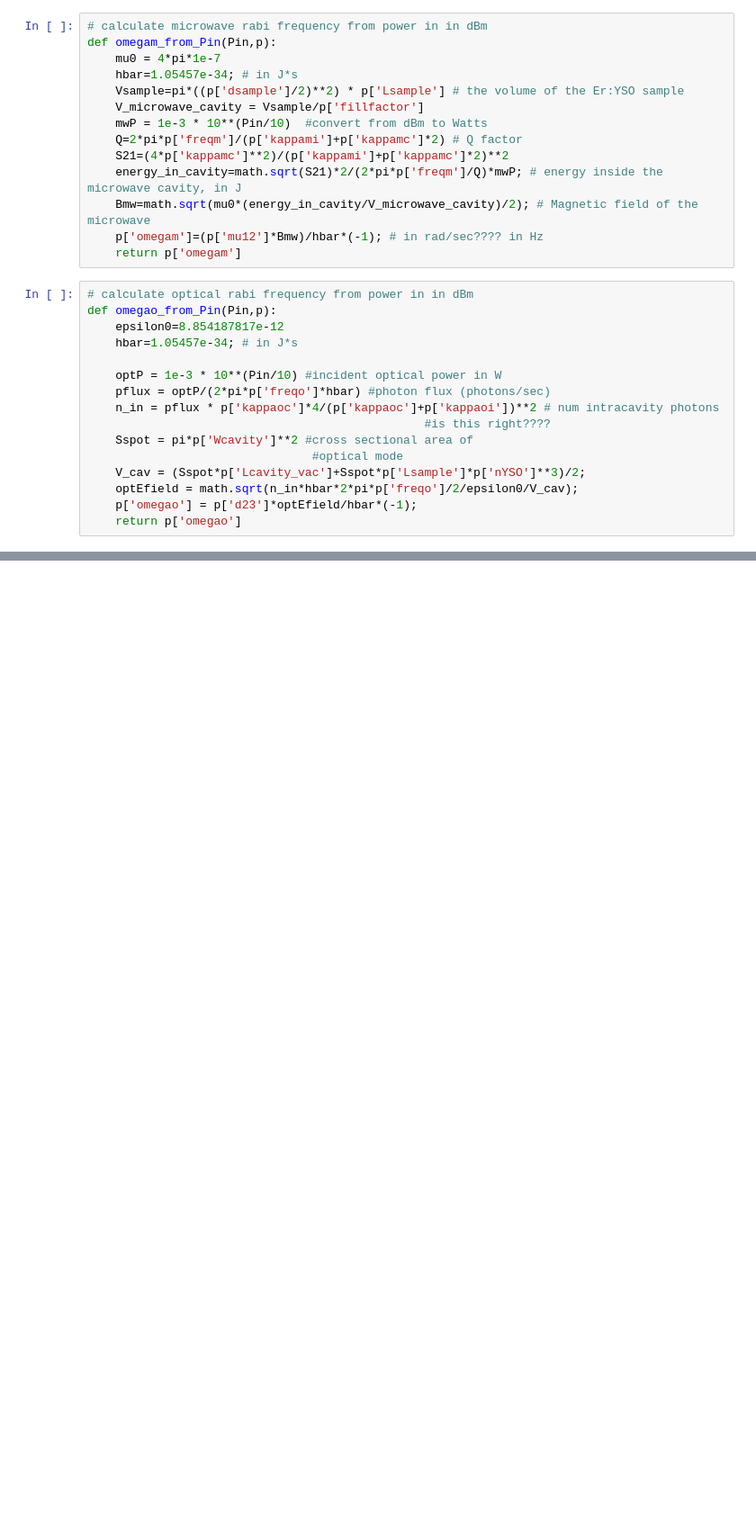
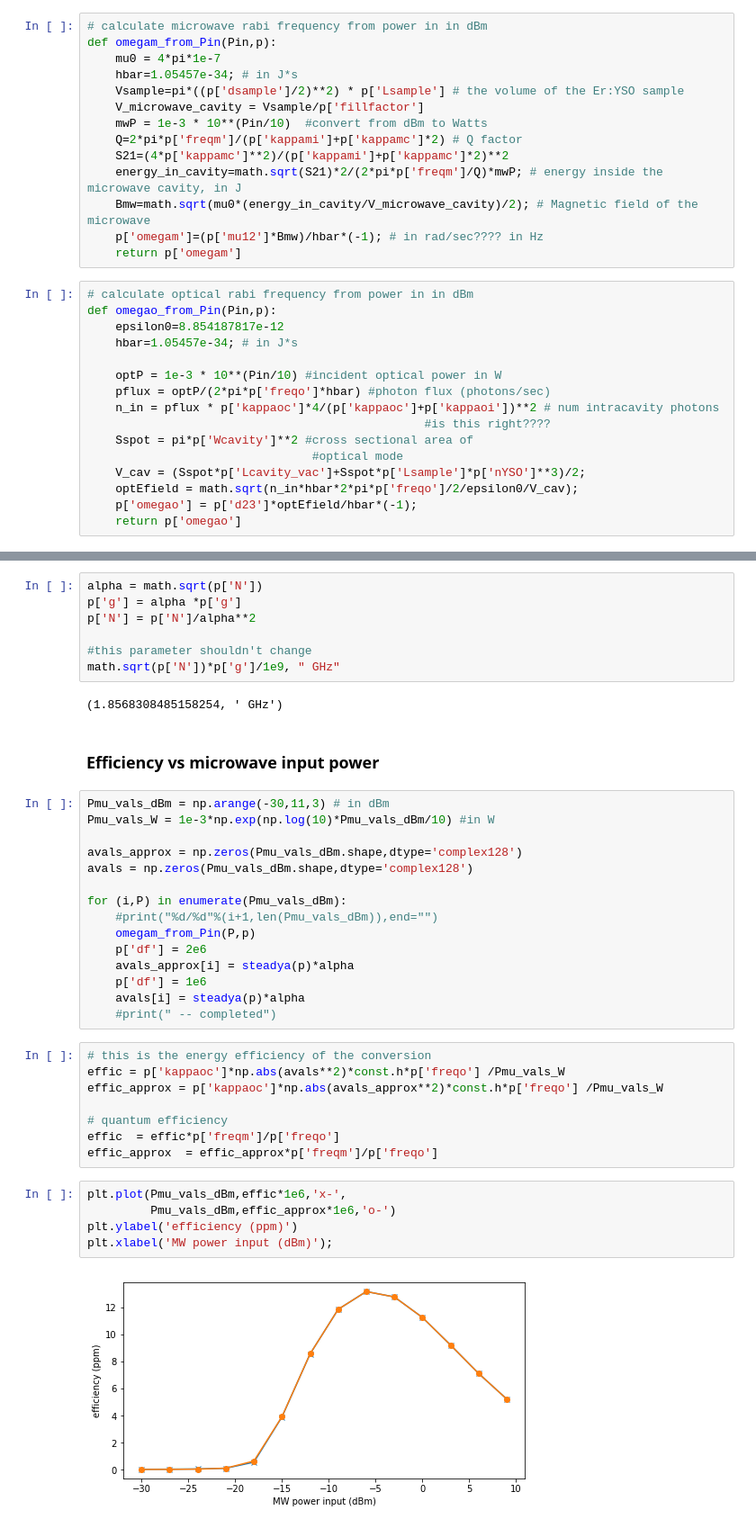
Before and after one commit to rareearthquantum/model_upconversion_peter, a Jupyter notebook: cavityenhancedraman.ipynb, the cells around one changed output, grey strips where cells are left out. Shown: that part at 90% size. Drawn from its saved outputs; the diff is of its cells as text; blank space fills up the shorter version.

```diff
--- a/cavityenhancedraman.ipynb
+++ b/cavityenhancedraman.ipynb
@@ -994,0 +1133,41 @@ def omegao_from_Pin(Pin,p):
+# %%
+alpha = math.sqrt(p['N'])
+p['g'] = alpha *p['g']
+p['N'] = p['N']/alpha**2
+
+#this parameter shouldn't change
+math.sqrt(p['N'])*p['g']/1e9, " GHz"
+# %% [output]
+(1.8568308485158254, ' GHz')
+# %% [markdown]
+### Efficiency vs microwave input power
+# %%
+Pmu_vals_dBm = np.arange(-30,11,3) # in dBm
+Pmu_vals_W = 1e-3*np.exp(np.log(10)*Pmu_vals_dBm/10) #in W
+
+avals_approx = np.zeros(Pmu_vals_dBm.shape,dtype='complex128')
+avals = np.zeros(Pmu_vals_dBm.shape,dtype='complex128')
+
+for (i,P) in enumerate(Pmu_vals_dBm):
+    #print("%d/%d"%(i+1,len(Pmu_vals_dBm)),end="")
+    omegam_from_Pin(P,p)
+    p['df'] = 2e6
+    avals_approx[i] = steadya(p)*alpha
+    p['df'] = 1e6
+    avals[i] = steadya(p)*alpha
+    #print(" -- completed")
+# %%
+# this is the energy efficiency of the conversion
+effic = p['kappaoc']*np.abs(avals**2)*const.h*p['freqo'] /Pmu_vals_W
+effic_approx = p['kappaoc']*np.abs(avals_approx**2)*const.h*p['freqo'] /Pmu_vals_W
+
+# quantum efficiency
+effic  = effic*p['freqm']/p['freqo']
+effic_approx  = effic_approx*p['freqm']/p['freqo']
+# %%
+plt.plot(Pmu_vals_dBm,effic*1e6,'x-',
+         Pmu_vals_dBm,effic_approx*1e6,'o-')
+plt.ylabel('efficiency (ppm)')
+plt.xlabel('MW power input (dBm)');
+# %% [output]
+[figure, added]
```
Also changed, not shown: parts of 27 cells of this notebook.
